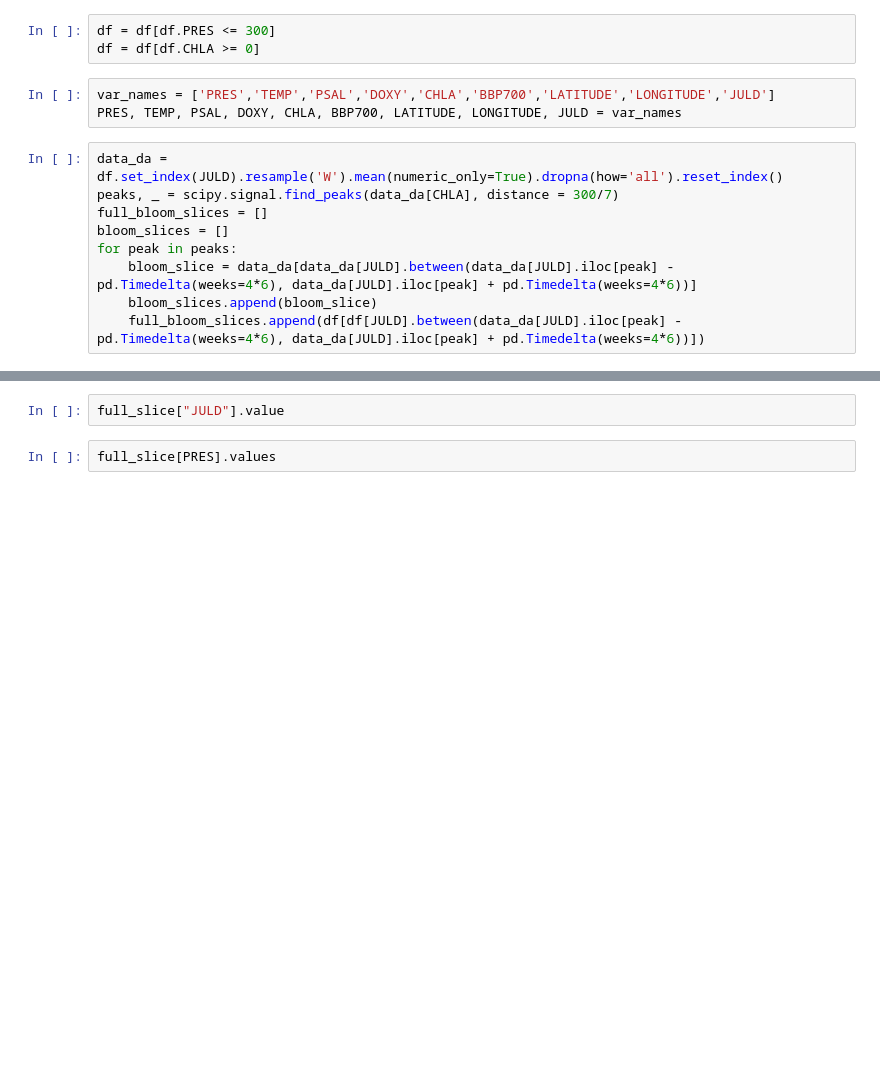
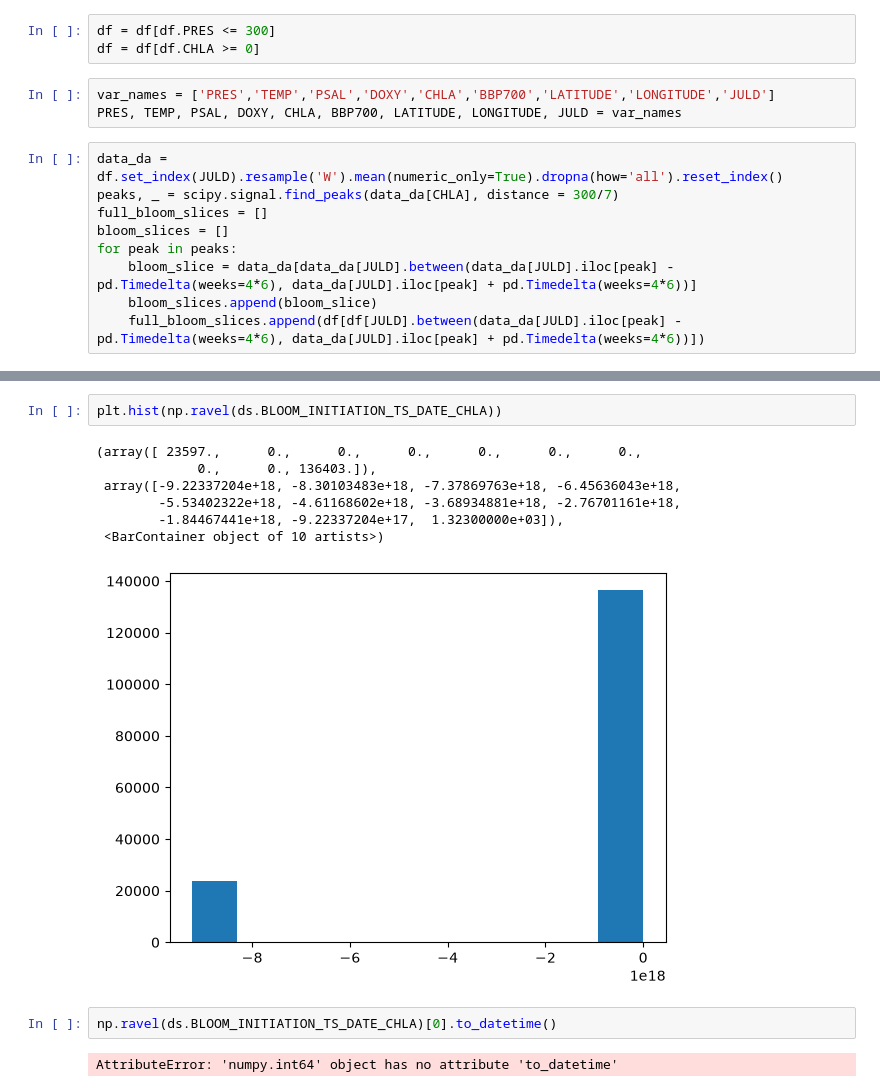
Before and after one commit to go-bgc/Marine-Heat-Waves, a Jupyter notebook: contributors/Zack/phenology.ipynb, the cells around one changed output, grey strips where cells are left out. Saved outputs shown, nothing was run; the diff lists cells and outputs as text; blank space fills up the shorter version.

```diff
--- a/contributors/Zack/phenology.ipynb
+++ b/contributors/Zack/phenology.ipynb
@@ -241,4 +215,14 @@ for bloom_slice in bloom_slices:
-# %%
-full_slice["JULD"].value
-# %%
-full_slice[PRES].values
+# %%
+plt.hist(np.ravel(ds.BLOOM_INITIATION_TS_DATE_CHLA))
+# %% [output]
+(array([ 23597.,      0.,      0.,      0.,      0.,      0.,      0.,
+             0.,      0., 136403.]),
+ array([-9.22337204e+18, -8.30103483e+18, -7.37869763e+18, -6.45636043e+18,
+        -5.53402322e+18, -4.61168602e+18, -3.68934881e+18, -2.76701161e+18,
+        -1.84467441e+18, -9.22337204e+17,  1.32300000e+03]),
+ <BarContainer object of 10 artists>)
+[figure, added]
+# %%
+np.ravel(ds.BLOOM_INITIATION_TS_DATE_CHLA)[0].to_datetime()
+# %% [output]
+AttributeError: 'numpy.int64' object has no attribute 'to_datetime'
```
Also changed, not shown: parts of 10 cells of this notebook, 1 other file.
